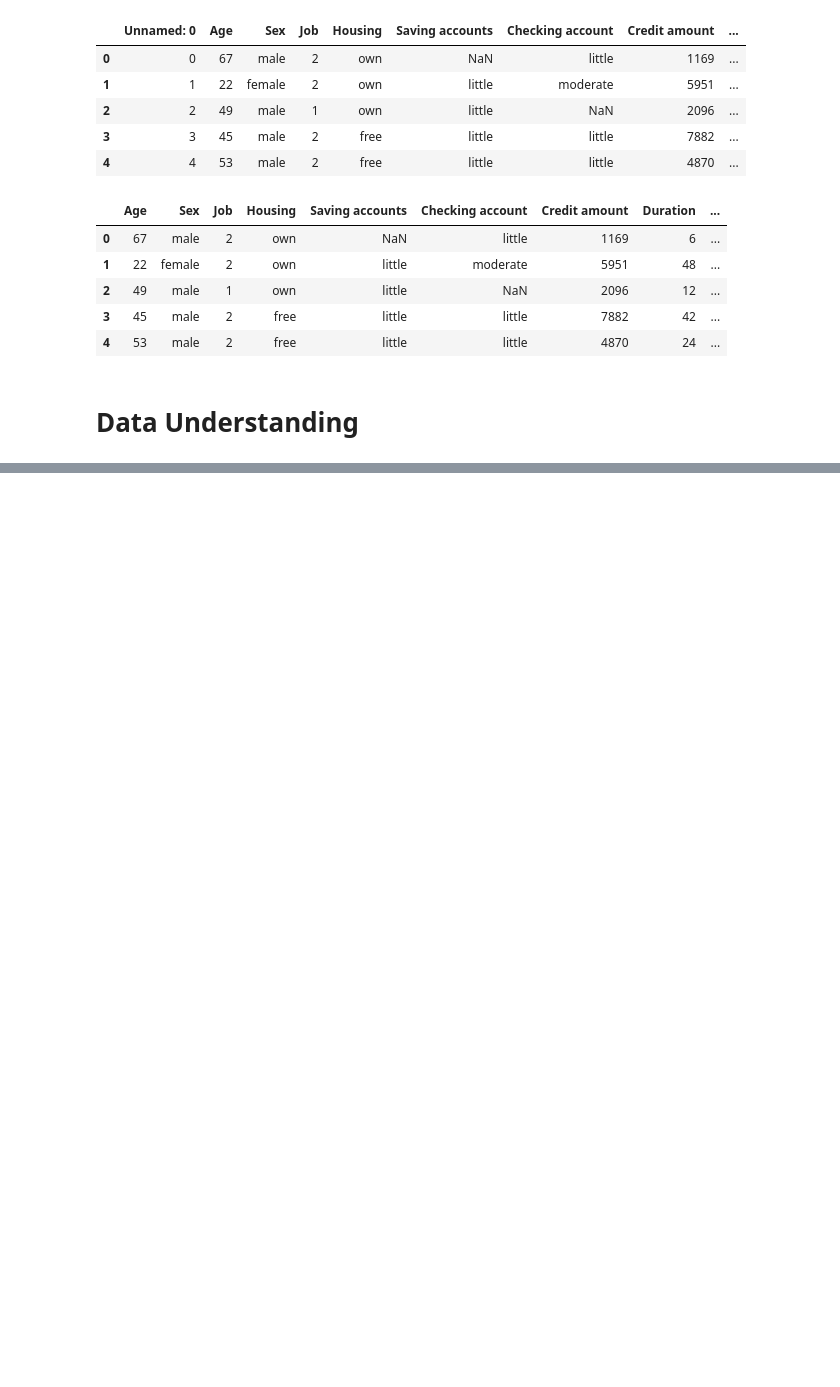
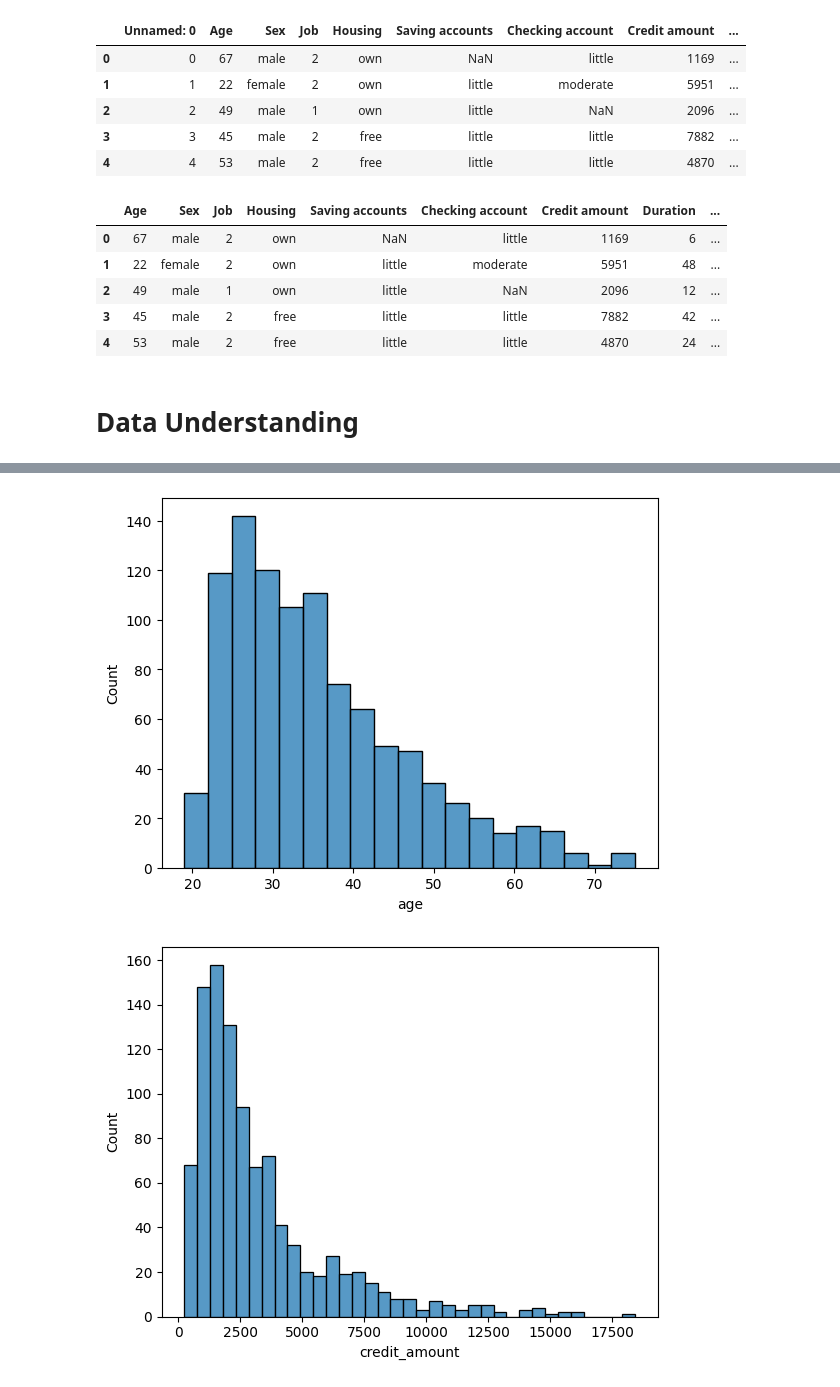
Before and after one commit to rrofiikkk/machine-learning, a Jupyter notebook: credit.ipynb, the cells around one changed output, grey strips where cells are left out. Cells and saved outputs as stored; diff of their text form; code cells hidden in the pictures; blank space fills up the shorter version.

Commit message:
update eda credit

```diff
--- a/credit.ipynb
+++ b/credit.ipynb
@@ -85,4 +87,4 @@ Index(['age', 'sex', 'job', 'housing', 'saving_accounts', 'checking_account',
       dtype='object')
 # %%
-# cat = ['sex', 'job', 'housing', 'saving_accounts', checking]
-# num = []
+cat = ['sex', 'job', 'housing', 'saving_accounts', "checking_account", "risk"]
+num = ["age", "credit_amount"]
@@ -88,0 +107,7 @@ Index(['age', 'sex', 'job', 'housing', 'saving_accounts', 'checking_account',
+# %%
+for i in num:
+    sns.histplot(x=i, data=df)
+    plt.show()
+# %% [output]
+[figure, added]
+[figure, added]
```
Also changed, not shown: parts of 10 cells of this notebook.
